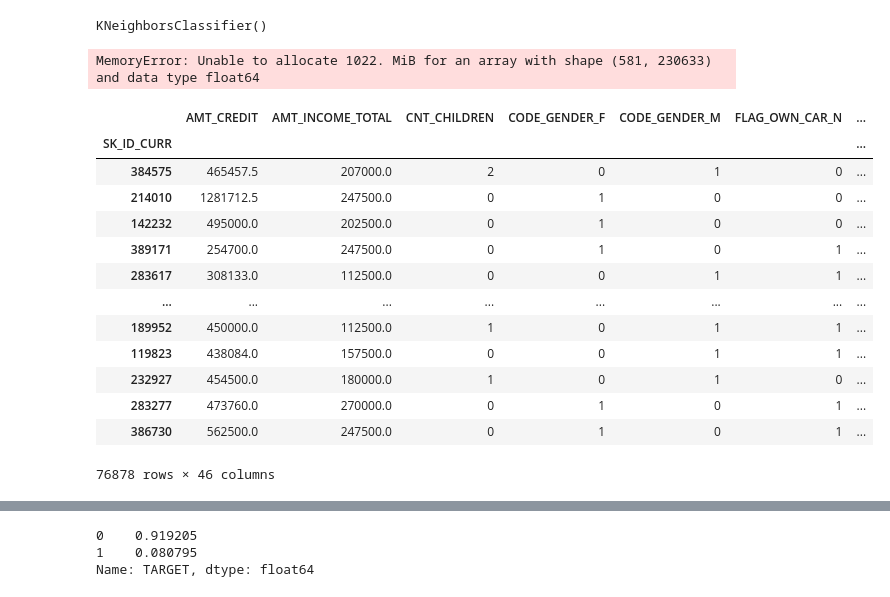
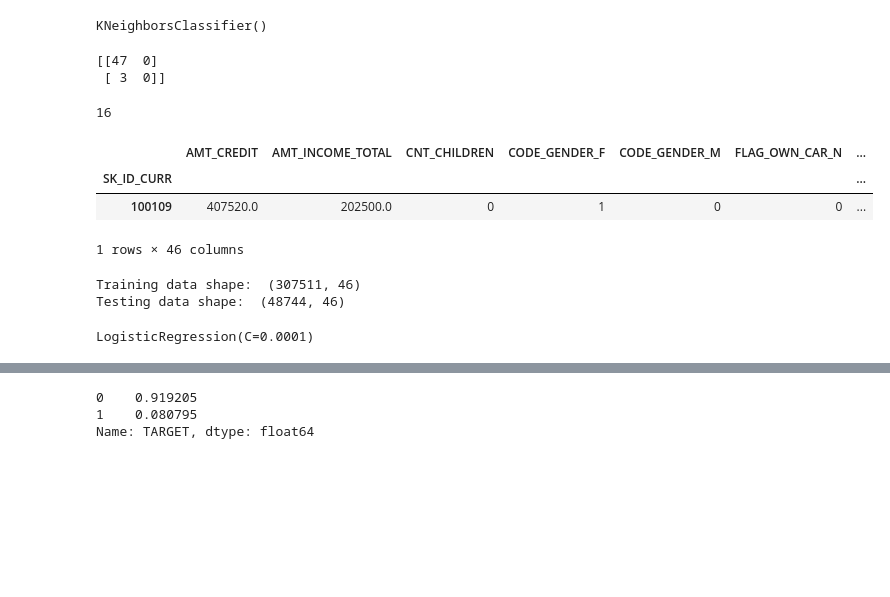
Before and after one commit to sebtex1/home_credit_STP, a Jupyter notebook: home_credit.ipynb, the cells around one changed output, grey strips where cells are left out. Cells and saved outputs as stored; diff of their text form; code cells hidden in the pictures; blank space fills up the shorter version.

Commit message:
wip model

```diff
--- a/home_credit.ipynb
+++ b/home_credit.ipynb
@@ -194,23 +143,33 @@ classifier.fit(X_train_sf, y_train_sf)
 # %% [output]
 KNeighborsClassifier()
 # %%
-y_pred = classifier.predict(X_test_sf)
+y_pred = classifier.predict(X_test_sf.head(50))
-# %% [output]
-MemoryError: Unable to allocate 1022. MiB for an array with shape (581, 230633) and data type float64
-# %%
-X_test_sf
-# %% [output]
-|  | AMT_CREDIT | AMT_INCOME_TOTAL | CNT_CHILDREN | CODE_GENDER_F | CODE_GENDER_M | FLAG_OWN_CAR_N | ... |
-| SK_ID_CURR |  |  |  |  |  |  | ... |
-| 384575 | 465457.5 | 207000.0 | 2 | 0 | 1 | 0 | ... |
-| 214010 | 1281712.5 | 247500.0 | 0 | 1 | 0 | 0 | ... |
-| 142232 | 495000.0 | 202500.0 | 0 | 1 | 0 | 0 | ... |
-| 389171 | 254700.0 | 247500.0 | 0 | 1 | 0 | 1 | ... |
-| 283617 | 308133.0 | 112500.0 | 0 | 0 | 1 | 1 | ... |
-| ... | ... | ... | ... | ... | ... | ... | ... |
-| 189952 | 450000.0 | 112500.0 | 1 | 0 | 1 | 1 | ... |
-| 119823 | 438084.0 | 157500.0 | 0 | 0 | 1 | 1 | ... |
-| 232927 | 454500.0 | 180000.0 | 1 | 0 | 1 | 0 | ... |
-| 283277 | 473760.0 | 270000.0 | 0 | 1 | 0 | 1 | ... |
-| 386730 | 562500.0 | 247500.0 | 0 | 1 | 0 | 1 | ... |
-76878 rows × 46 columns
+# %%
+from sklearn.metrics import confusion_matrix
+cm = confusion_matrix(y_test_sf.head(50), y_pred)
+print(cm)
+
+# score
+# from sklearn.metrics import accuracy_score
+# accuracy_score(y_test_sf, y_pred)
+# %% [output]
+[[47  0]
+ [ 3  0]]
+# %%
+y_pred_test = classifier.predict(app_test_filt.head(50))
+# %%
+import collections, numpy
+# y_pred_test.value_counts()
+collections.Counter(y_pred_test)
+
+# vérifie quelle utilisateur ne peut pas payer
+for num in range(0, len(y_pred_test)):
+    if y_pred_test[num] == 1:
+        # print(num)
+        display(app_test_filt.iloc[[num]])
+# %% [output]
+16
+|  | AMT_CREDIT | AMT_INCOME_TOTAL | CNT_CHILDREN | CODE_GENDER_F | CODE_GENDER_M | FLAG_OWN_CAR_N | ... |
+| SK_ID_CURR |  |  |  |  |  |  | ... |
+| 100109 | 407520.0 | 202500.0 | 0 | 1 | 0 | 0 | ... |
+1 rows × 46 columns
@@ -216,0 +189,20 @@ X_test_sf
+# %%
+scaler.fit(train)
+train = scaler.transform(train)
+test = scaler.transform(test)
+
+print('Training data shape: ', train.shape)
+print('Testing data shape: ', test.shape)
+# %% [output]
+Training data shape:  (307511, 46)
+Testing data shape:  (48744, 46)
+# %%
+from sklearn.linear_model import LogisticRegression
+
+# Make the model with the specified regularization parameter
+log_reg = LogisticRegression(C = 0.0001)
+
+# Train on the training data
+log_reg.fit(train, train_labels)
+# %% [output]
+LogisticRegression(C=0.0001)
```
Also changed, not shown: parts of 7 cells of this notebook, 1 other file.
